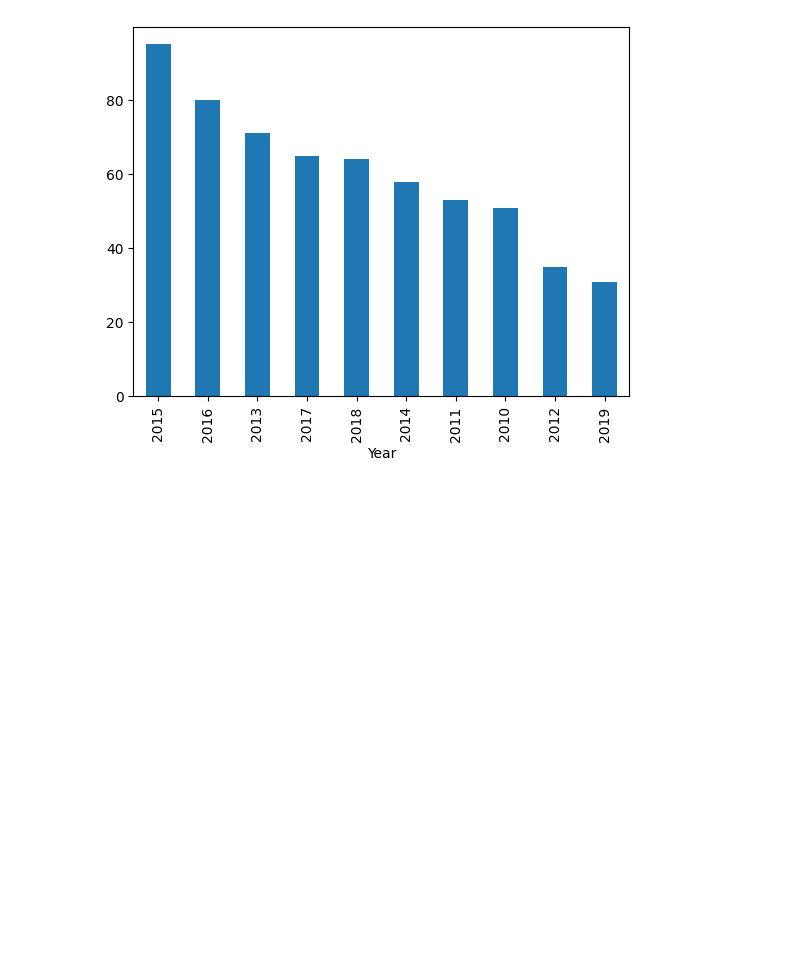
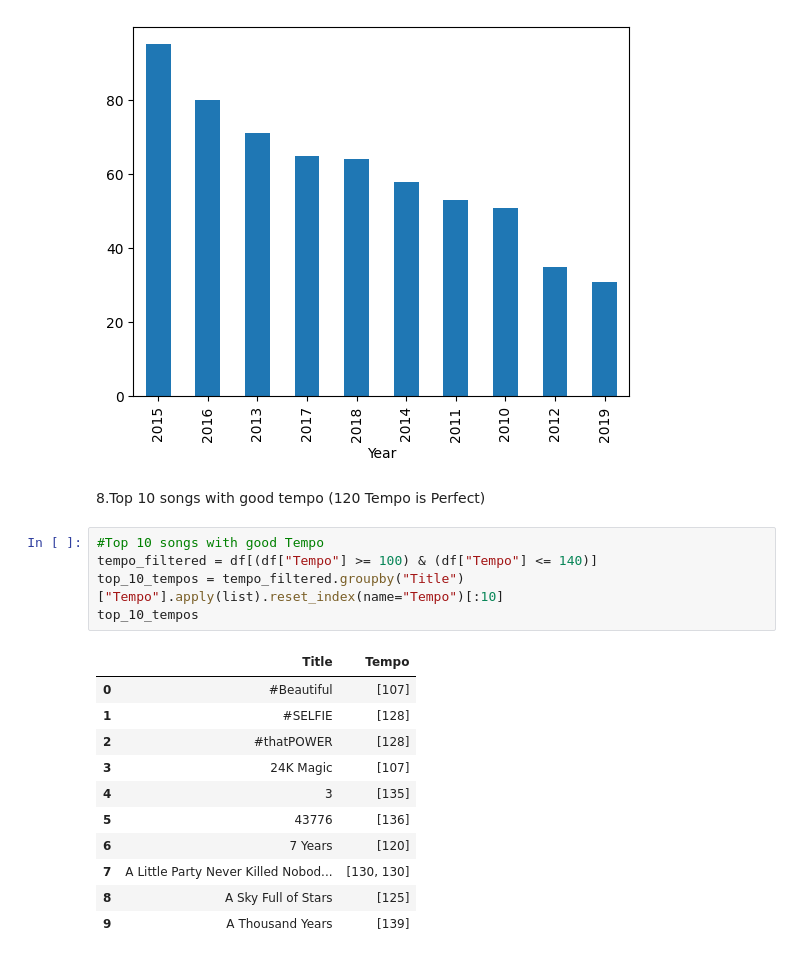
Before and after one commit to Shubhangini19/spotifyDataAnalysis, a Jupyter notebook: SpotifyDataAnalysis7.ipynb, the cells around one changed output. Drawn from its saved outputs; the diff is of its cells as text; blank space fills up the shorter version.

```diff
--- a/SpotifyDataAnalysis7.ipynb
+++ b/SpotifyDataAnalysis7.ipynb
@@ -379,3 +368,22 @@ Artist_yr.plot.bar()
 plt.show()
 # %% [output]
 [figure]
+# %% [markdown]
+8.Top 10 songs with good tempo (120 Tempo is Perfect)
+# %%
+#Top 10 songs with good Tempo
+tempo_filtered = df[(df["Tempo"] >= 100) & (df["Tempo"] <= 140)]
+top_10_tempos = tempo_filtered.groupby("Title")["Tempo"].apply(list).reset_index(name="Tempo")[:10]
+top_10_tempos
+# %% [output]
+|  | Title | Tempo |
+| 0 | #Beautiful | [107] |
+| 1 | #SELFIE | [128] |
+| 2 | #thatPOWER | [128] |
+| 3 | 24K Magic | [107] |
+| 4 | 3 | [135] |
+| 5 | 43776 | [136] |
+| 6 | 7 Years | [120] |
+| 7 | A Little Party Never Killed Nobod... | [130, 130] |
+| 8 | A Sky Full of Stars | [125] |
+| 9 | A Thousand Years | [139] |
```
Also changed, not shown: parts of 10 cells of this notebook.
